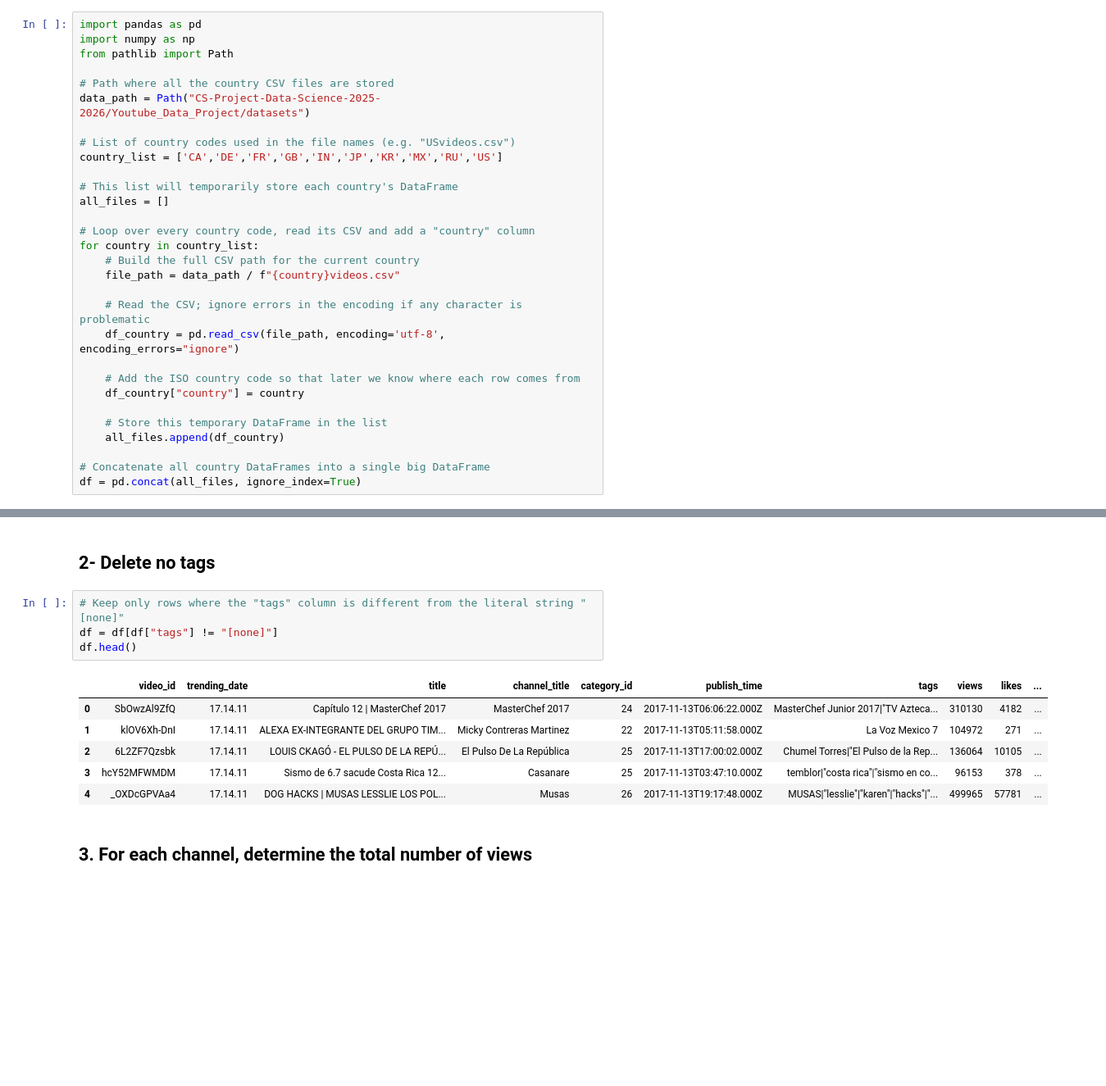
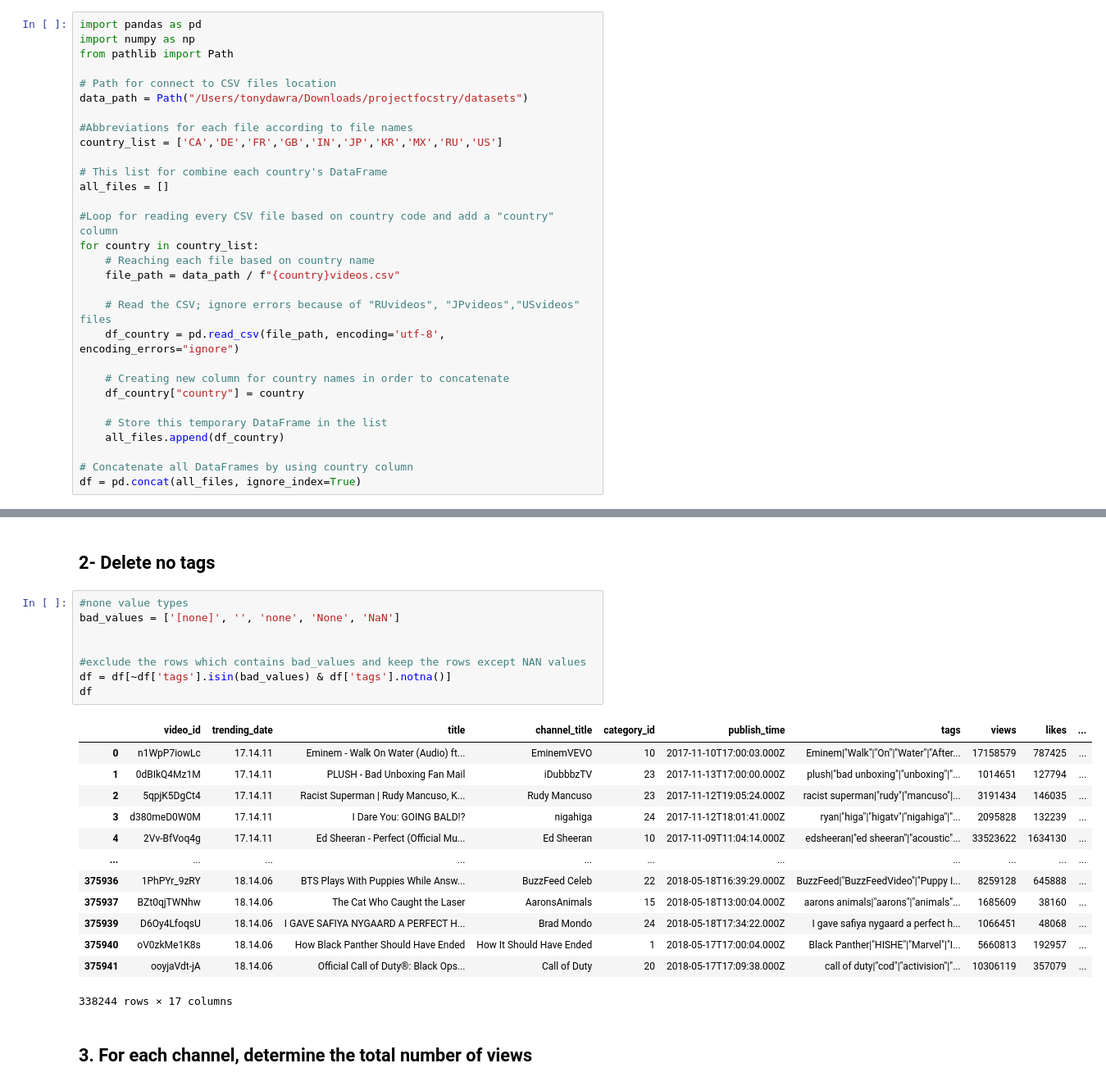
Before and after one commit to CS-Project-Data-Science-2025-2026/Youtube_Data_Project, a Jupyter notebook: try.ipynb, the cells around one changed output, grey strips where cells are left out. Shown at 82% size. Saved outputs shown, nothing was run; the diff lists cells and outputs as text; blank space fills up the shorter version.

Commit message:
fix everything DONE

```diff
--- a/try.ipynb
+++ b/try.ipynb
@@ -5,28 +5,28 @@ import pandas as pd
 import numpy as np
 from pathlib import Path
 
-# Path where all the country CSV files are stored
-data_path = Path("CS-Project-Data-Science-2025-2026/Youtube_Data_Project/datasets")
+# Path for connect to CSV files location
+data_path = Path("/Users/tonydawra/Downloads/projectfocstry/datasets")
 
-# List of country codes used in the file names (e.g. "USvideos.csv")
+#Abbreviations for each file according to file names
 country_list = ['CA','DE','FR','GB','IN','JP','KR','MX','RU','US']
 
-# This list will temporarily store each country's DataFrame
+# This list for combine each country's DataFrame
 all_files = []
 
-# Loop over every country code, read its CSV and add a "country" column
+#Loop for reading every CSV file based on country code and add a "country" column
 for country in country_list:
-    # Build the full CSV path for the current country
+    # Reaching each file based on country name
     file_path = data_path / f"{country}videos.csv"
 
-    # Read the CSV; ignore errors in the encoding if any character is problematic
+    # Read the CSV; ignore errors because of "RUvideos", "JPvideos","USvideos" files
     df_country = pd.read_csv(file_path, encoding='utf-8', encoding_errors="ignore")
 
-    # Add the ISO country code so that later we know where each row comes from
+    # Creating new column for country names in order to concatenate
     df_country["country"] = country
 
     # Store this temporary DataFrame in the list
     all_files.append(df_country)
 
-# Concatenate all country DataFrames into a single big DataFrame
+# Concatenate all DataFrames by using country column
 df = pd.concat(all_files, ignore_index=True)
@@ -47,16 +149,27 @@ df = pd.concat(all_files, ignore_index=True)
 # %% [markdown]
 ## 2- Delete no tags
 # %%
-# Keep only rows where the "tags" column is different from the literal string "[none]"
-df = df[df["tags"] != "[none]"]
-df.head()
+#none value types
+bad_values = ['[none]', '', 'none', 'None', 'NaN']
+
+
+#exclude the rows which contains bad_values and keep the rows except NAN values
+df = df[~df['tags'].isin(bad_values) & df['tags'].notna()]
+df
 # %% [output]
 |  | video_id | trending_date | title | channel_title | category_id | publish_time | tags | views | likes | ... |
-| 0 | SbOwzAl9ZfQ | 17.14.11 | Capítulo 12 | MasterChef 2017 | MasterChef 2017 | 24 | 2017-11-13T06:06:22.000Z | MasterChef Junior 2017|"TV Azteca... | 310130 | 4182 | ... |
-| 1 | klOV6Xh-DnI | 17.14.11 | ALEXA EX-INTEGRANTE DEL GRUPO TIM... | Micky Contreras Martinez | 22 | 2017-11-13T05:11:58.000Z | La Voz Mexico 7 | 104972 | 271 | ... |
-| 2 | 6L2ZF7Qzsbk | 17.14.11 | LOUIS CKAGÓ - EL PULSO DE LA REPÚ... | El Pulso De La República | 25 | 2017-11-13T17:00:02.000Z | Chumel Torres|"El Pulso de la Rep... | 136064 | 10105 | ... |
-| 3 | hcY52MFWMDM | 17.14.11 | Sismo de 6.7 sacude Costa Rica 12... | Casanare | 25 | 2017-11-13T03:47:10.000Z | temblor|"costa rica"|"sismo en co... | 96153 | 378 | ... |
-| 4 | _OXDcGPVAa4 | 17.14.11 | DOG HACKS | MUSAS LESSLIE LOS POL... | Musas | 26 | 2017-11-13T19:17:48.000Z | MUSAS|"lesslie"|"karen"|"hacks"|"... | 499965 | 57781 | ... |
+| 0 | n1WpP7iowLc | 17.14.11 | Eminem - Walk On Water (Audio) ft... | EminemVEVO | 10 | 2017-11-10T17:00:03.000Z | Eminem|"Walk"|"On"|"Water"|"After... | 17158579 | 787425 | ... |
+| 1 | 0dBIkQ4Mz1M | 17.14.11 | PLUSH - Bad Unboxing Fan Mail | iDubbbzTV | 23 | 2017-11-13T17:00:00.000Z | plush|"bad unboxing"|"unboxing"|"... | 1014651 | 127794 | ... |
+| 2 | 5qpjK5DgCt4 | 17.14.11 | Racist Superman | Rudy Mancuso, K... | Rudy Mancuso | 23 | 2017-11-12T19:05:24.000Z | racist superman|"rudy"|"mancuso"|... | 3191434 | 146035 | ... |
+| 3 | d380meD0W0M | 17.14.11 | I Dare You: GOING BALD!? | nigahiga | 24 | 2017-11-12T18:01:41.000Z | ryan|"higa"|"higatv"|"nigahiga"|"... | 2095828 | 132239 | ... |
+| 4 | 2Vv-BfVoq4g | 17.14.11 | Ed Sheeran - Perfect (Official Mu... | Ed Sheeran | 10 | 2017-11-09T11:04:14.000Z | edsheeran|"ed sheeran"|"acoustic"... | 33523622 | 1634130 | ... |
+| ... | ... | ... | ... | ... | ... | ... | ... | ... | ... | ... |
+| 375936 | 1PhPYr_9zRY | 18.14.06 | BTS Plays With Puppies While Answ... | BuzzFeed Celeb | 22 | 2018-05-18T16:39:29.000Z | BuzzFeed|"BuzzFeedVideo"|"Puppy I... | 8259128 | 645888 | ... |
+| 375937 | BZt0qjTWNhw | 18.14.06 | The Cat Who Caught the Laser | AaronsAnimals | 15 | 2018-05-18T13:00:04.000Z | aarons animals|"aarons"|"animals"... | 1685609 | 38160 | ... |
+| 375939 | D6Oy4LfoqsU | 18.14.06 | I GAVE SAFIYA NYGAARD A PERFECT H... | Brad Mondo | 24 | 2018-05-18T17:34:22.000Z | I gave safiya nygaard a perfect h... | 1066451 | 48068 | ... |
+| 375940 | oV0zkMe1K8s | 18.14.06 | How Black Panther Should Have Ended | How It Should Have Ended | 1 | 2018-05-17T17:00:04.000Z | Black Panther|"HISHE"|"Marvel"|"I... | 5660813 | 192957 | ... |
+| 375941 | ooyjaVdt-jA | 18.14.06 | Official Call of Duty®: Black Ops... | Call of Duty | 20 | 2018-05-17T17:09:38.000Z | call of duty|"cod"|"activision"|"... | 10306119 | 357079 | ... |
+338244 rows × 17 columns
 # %% [markdown]
 ## 3. For each channel, determine the total number of views
 # %%
```
Also changed, not shown: parts of 27 cells of this notebook, 1 other file.
